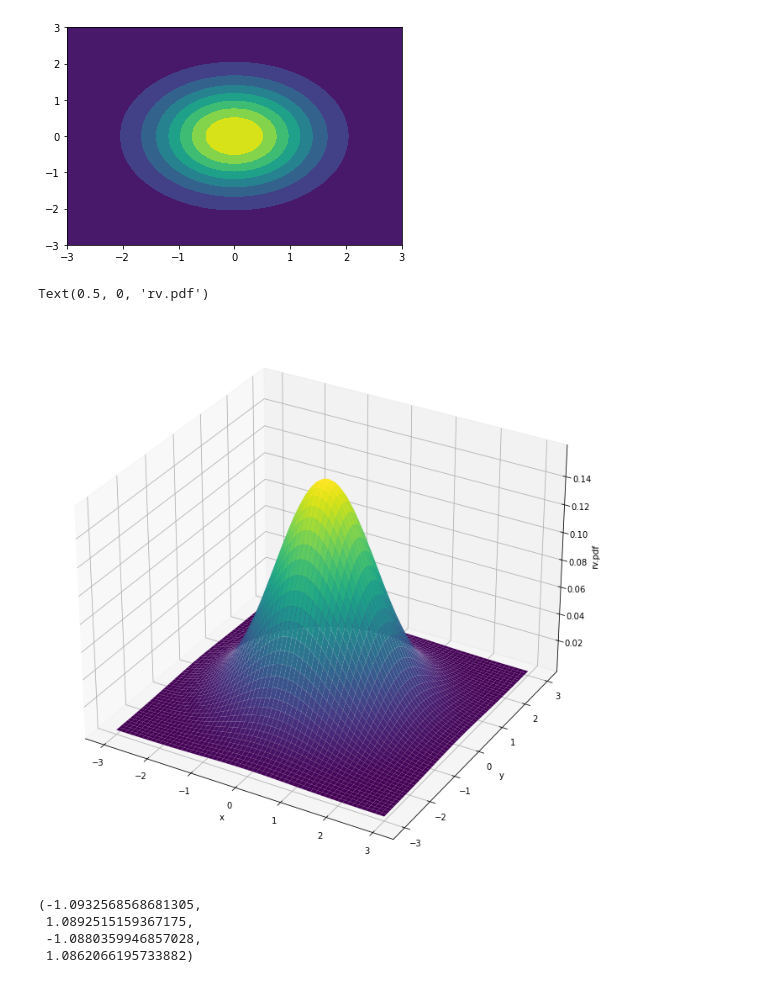
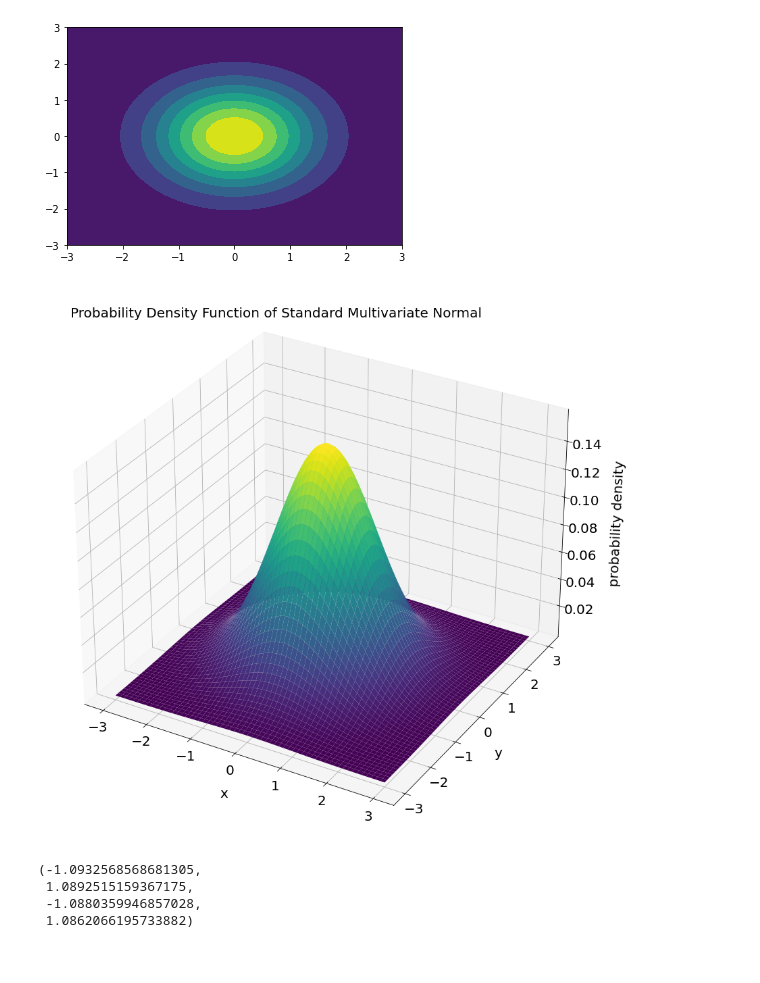
Before and after one commit to JamesZhang2/Random-Point-in-Ball, a Jupyter notebook: Random Point in Ball.ipynb, the cells around one changed output. Saved outputs shown, nothing was run; the diff lists cells and outputs as text; code cells hidden in the pictures.

```diff
--- a/Random Point in Ball.ipynb
+++ b/Random Point in Ball.ipynb
@@ -122,13 +122,17 @@ plt.contourf(x, y, rv.pdf(pos))
 <matplotlib.contour.QuadContourSet at 0x...>
 [figure]
 # %%
-fig = plt.figure(figsize=(15,12))
+fig = plt.figure(figsize=(18,15))
+fig
+plt.rcParams.update({'font.size': 20})
 ax = plt.axes(projection='3d')
 ax.plot_surface(x, y, rv.pdf(pos), rstride=1, cstride=1, cmap='viridis', edgecolor='none')
-ax.set_xlabel('x')
-ax.set_ylabel('y')
-ax.set_zlabel('rv.pdf')
+ax.text2D(0.05, 0.95, "Probability Density Function of Standard Multivariate Normal", transform=ax.transAxes)
+ax.set_xlabel('\nx', linespacing=3)
+ax.set_ylabel('\ny', linespacing=3)
+ax.set_zlabel('\nprobability density', linespacing=5)
+ax.zaxis.set_tick_params(pad=10)
+plt.savefig("Multivariate Normal PDF.png", facecolor="#FFFFFF", transparent=False)
 # %% [output]
-Text(0.5, 0, 'rv.pdf')
-[figure, old version]
+[figure, new version]
 # %%
```
Also changed, not shown: parts of 4 cells of this notebook, 2 other files.
